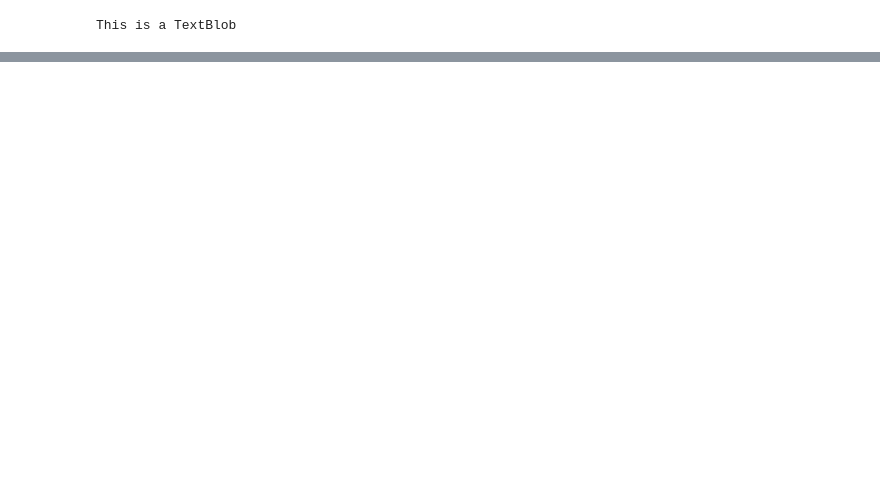
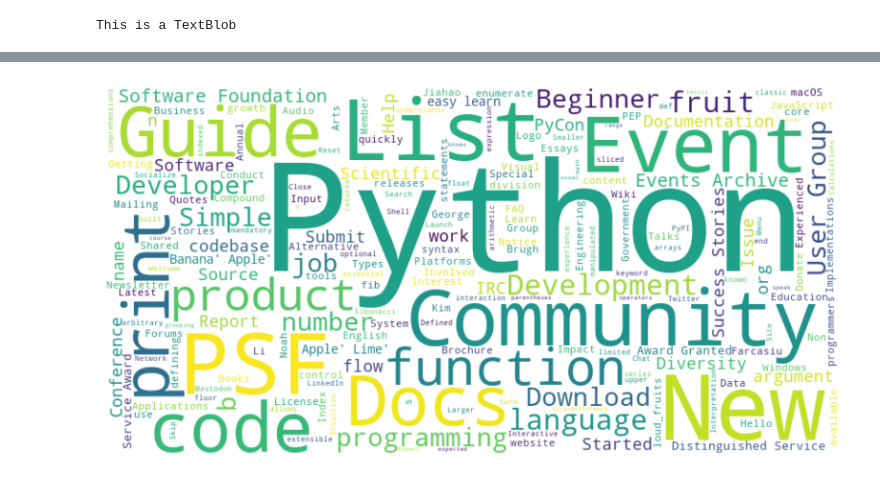
Before and after one commit to Sidhant701/6th-Sem, a Jupyter notebook: Python/Assignment3/A3.ipynb, the cells around one changed output, grey strips where cells are left out. Saved outputs shown, nothing was run; the diff lists cells and outputs as text; code cells hidden in the pictures; blank space fills up the shorter version.

```diff
--- a/Python/Assignment3/A3.ipynb
+++ b/Python/Assignment3/A3.ipynb
@@ -74,0 +115,32 @@ text = "Natural Language Processing enables machines to understand and process h
+# %%
+import requests
+from bs4 import BeautifulSoup # Install bs4
+from wordcloud import WordCloud
+
+import matplotlib.pyplot as plt
+
+# Step 1: Download the www.python.org home page’s content
+url = "https://www.python.org"
+response = requests.get(url)
+html_content = response.text
+
+# Step 2: Use Beautiful Soup to extract only the text from the page
+soup = BeautifulSoup(html_content, 'html.parser')
+page_text = soup.get_text()
+
+# Step 3: Eliminate the stop words in the resulting text
+filtered_words = []
+for word in page_text.split():
+    if word.lower() not in nlp.Defaults.stop_words:
+        filtered_words.append(word)
+
+# Step 4: Create a word cloud based on the text
+wordcloud = WordCloud(width=800, height=400, background_color='white').generate(' '.join(filtered_words))
+
+# Display the word cloud
+plt.figure(figsize=(10, 5))
+plt.imshow(wordcloud, interpolation='bilinear')
+plt.axis('off')
+plt.show()
+# %% [output]
+[figure, added]
```
Also changed, not shown: parts of 4 cells of this notebook.
